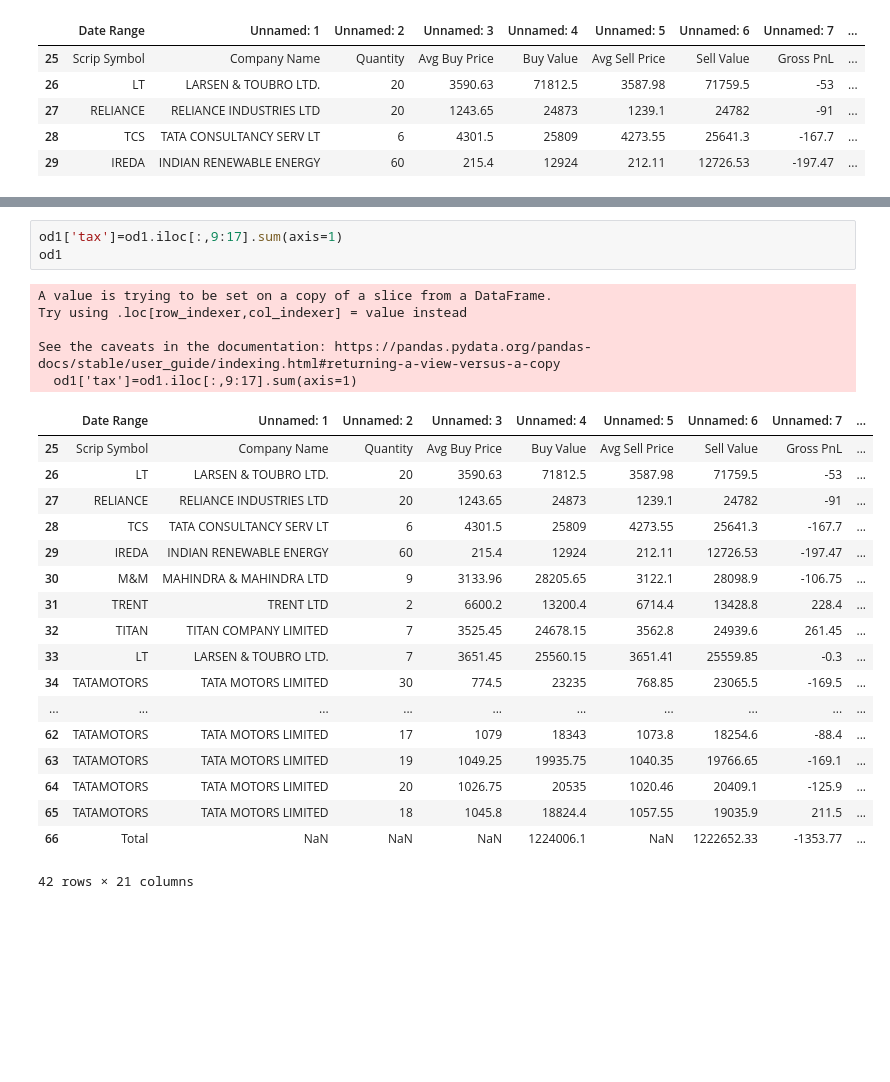
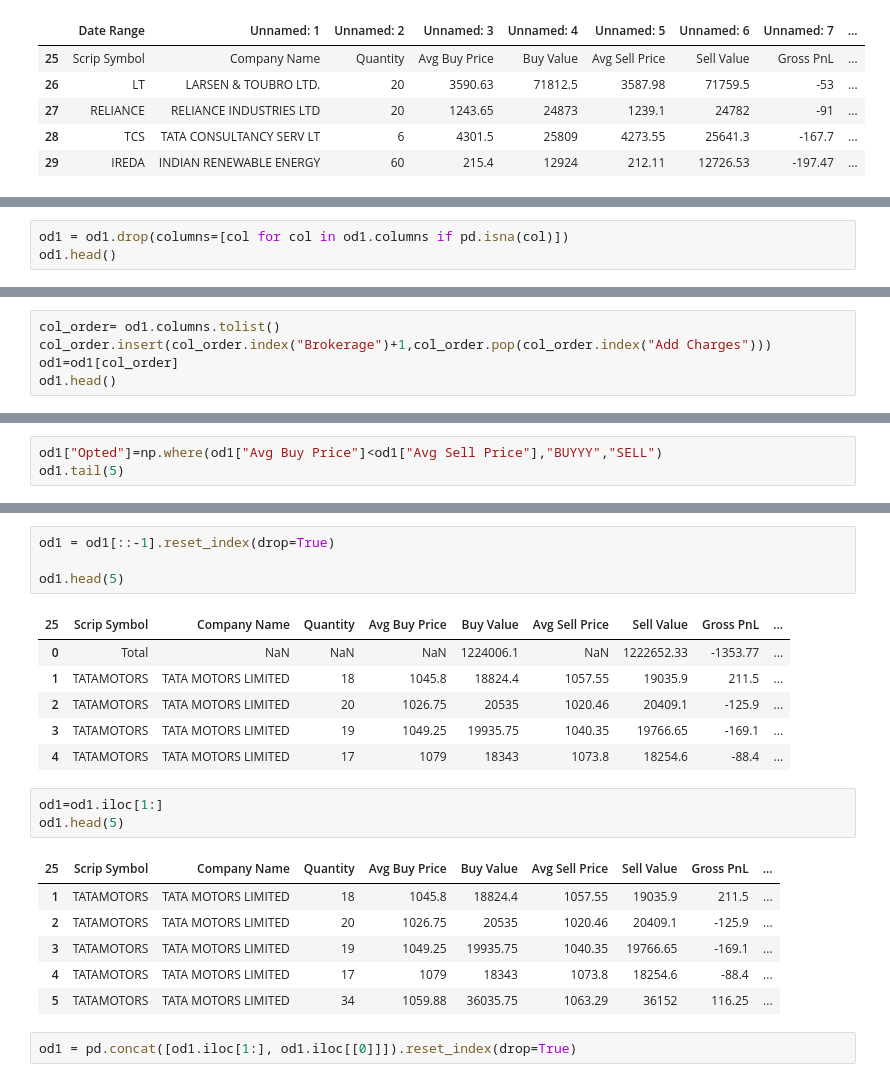
Before and after one commit to Vamsi-Krishna-24/My_Intraday_Analysis, a Jupyter notebook: Data_processing/ODP1.ipynb, the cells around one changed output, grey strips where cells are left out. Saved outputs shown, nothing was run; the diff lists cells and outputs as text; blank space fills up the shorter version.

Commit message:
Variablesa n Univ parameters considered, and MOD1 of personal Data

```diff
--- a/Data_processing/ODP1.ipynb
+++ b/Data_processing/ODP1.ipynb
@@ -47,0 +88,3 @@ od1.head(5)
+# %%
+od1 = od1.drop(columns=[col for col in od1.columns if pd.isna(col)])
+od1.head()
@@ -47,0 +98,5 @@ od1.head(5)
+# %%
+col_order= od1.columns.tolist()
+col_order.insert(col_order.index("Brokerage")+1,col_order.pop(col_order.index("Add Charges")))
+od1=od1[col_order]
+od1.head()
@@ -47,0 +110,3 @@ od1.head(5)
+# %%
+od1["Opted"]=np.where(od1["Avg Buy Price"]<od1["Avg Sell Price"],"BUYYY","SELL")
+od1.tail(5)
@@ -48,27 +120,23 @@ od1.head(5)
+# %%
+od1 = od1[::-1].reset_index(drop=True)
+
+od1.head(5)
+# %% [output]
+| 25 | Scrip Symbol | Company Name | Quantity | Avg Buy Price | Buy Value | Avg Sell Price | Sell Value | Gross PnL | ... |
+| 0 | Total | NaN | NaN | NaN | 1224006.1 | NaN | 1222652.33 | -1353.77 | ... |
+| 1 | TATAMOTORS | TATA MOTORS LIMITED | 18 | 1045.8 | 18824.4 | 1057.55 | 19035.9 | 211.5 | ... |
+| 2 | TATAMOTORS | TATA MOTORS LIMITED | 20 | 1026.75 | 20535 | 1020.46 | 20409.1 | -125.9 | ... |
+| 3 | TATAMOTORS | TATA MOTORS LIMITED | 19 | 1049.25 | 19935.75 | 1040.35 | 19766.65 | -169.1 | ... |
+| 4 | TATAMOTORS | TATA MOTORS LIMITED | 17 | 1079 | 18343 | 1073.8 | 18254.6 | -88.4 | ... |
 # %%
-od1['tax']=od1.iloc[:,9:17].sum(axis=1)
-od1
+od1=od1.iloc[1:]
+od1.head(5)
 # %% [output]
-A value is trying to be set on a copy of a slice from a DataFrame.
-Try using .loc[row_indexer,col_indexer] = value instead
-
-See the caveats in the documentation: https://pandas.pydata.org/pandas-docs/stable/user_guide/indexing.html#returning-a-view-versus-a-copy
-  od1['tax']=od1.iloc[:,9:17].sum(axis=1)
-|  | Date Range | Unnamed: 1 | Unnamed: 2 | Unnamed: 3 | Unnamed: 4 | Unnamed: 5 | Unnamed: 6 | Unnamed: 7 | ... |
 | 25 | Scrip Symbol | Company Name | Quantity | Avg Buy Price | Buy Value | Avg Sell Price | Sell Value | Gross PnL | ... |
-| 26 | LT | LARSEN & TOUBRO LTD. | 20 | 3590.63 | 71812.5 | 3587.98 | 71759.5 | -53 | ... |
-| 27 | RELIANCE | RELIANCE INDUSTRIES LTD | 20 | 1243.65 | 24873 | 1239.1 | 24782 | -91 | ... |
-| 28 | TCS | TATA CONSULTANCY SERV LT | 6 | 4301.5 | 25809 | 4273.55 | 25641.3 | -167.7 | ... |
-| 29 | IREDA | INDIAN RENEWABLE ENERGY | 60 | 215.4 | 12924 | 212.11 | 12726.53 | -197.47 | ... |
-| 30 | M&M | MAHINDRA & MAHINDRA LTD | 9 | 3133.96 | 28205.65 | 3122.1 | 28098.9 | -106.75 | ... |
-| 31 | TRENT | TRENT LTD | 2 | 6600.2 | 13200.4 | 6714.4 | 13428.8 | 228.4 | ... |
-| 32 | TITAN | TITAN COMPANY LIMITED | 7 | 3525.45 | 24678.15 | 3562.8 | 24939.6 | 261.45 | ... |
-| 33 | LT | LARSEN & TOUBRO LTD. | 7 | 3651.45 | 25560.15 | 3651.41 | 25559.85 | -0.3 | ... |
-| 34 | TATAMOTORS | TATA MOTORS LIMITED | 30 | 774.5 | 23235 | 768.85 | 23065.5 | -169.5 | ... |
-| ... | ... | ... | ... | ... | ... | ... | ... | ... | ... |
-| 62 | TATAMOTORS | TATA MOTORS LIMITED | 17 | 1079 | 18343 | 1073.8 | 18254.6 | -88.4 | ... |
-| 63 | TATAMOTORS | TATA MOTORS LIMITED | 19 | 1049.25 | 19935.75 | 1040.35 | 19766.65 | -169.1 | ... |
-| 64 | TATAMOTORS | TATA MOTORS LIMITED | 20 | 1026.75 | 20535 | 1020.46 | 20409.1 | -125.9 | ... |
-| 65 | TATAMOTORS | TATA MOTORS LIMITED | 18 | 1045.8 | 18824.4 | 1057.55 | 19035.9 | 211.5 | ... |
-| 66 | Total | NaN | NaN | NaN | 1224006.1 | NaN | 1222652.33 | -1353.77 | ... |
+| 1 | TATAMOTORS | TATA MOTORS LIMITED | 18 | 1045.8 | 18824.4 | 1057.55 | 19035.9 | 211.5 | ... |
+| 2 | TATAMOTORS | TATA MOTORS LIMITED | 20 | 1026.75 | 20535 | 1020.46 | 20409.1 | -125.9 | ... |
+| 3 | TATAMOTORS | TATA MOTORS LIMITED | 19 | 1049.25 | 19935.75 | 1040.35 | 19766.65 | -169.1 | ... |
+| 4 | TATAMOTORS | TATA MOTORS LIMITED | 17 | 1079 | 18343 | 1073.8 | 18254.6 | -88.4 | ... |
+| 5 | TATAMOTORS | TATA MOTORS LIMITED | 34 | 1059.88 | 36035.75 | 1063.29 | 36152 | 116.25 | ... |
-42 rows × 21 columns
+# %%
+od1 = pd.concat([od1.iloc[1:], od1.iloc[[0]]]).reset_index(drop=True)
```
Also changed, not shown: parts of 25 cells of this notebook, 19 other files.
